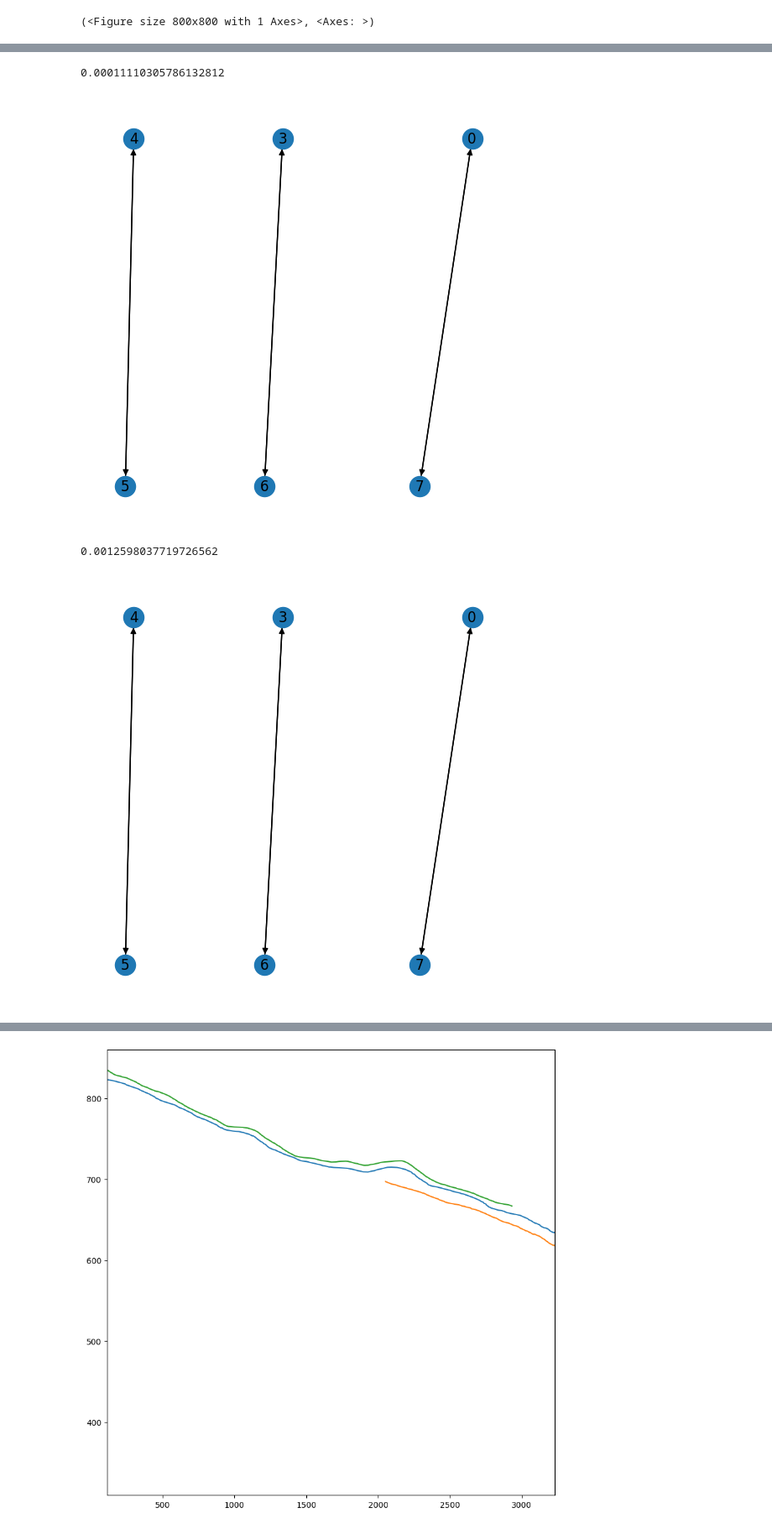
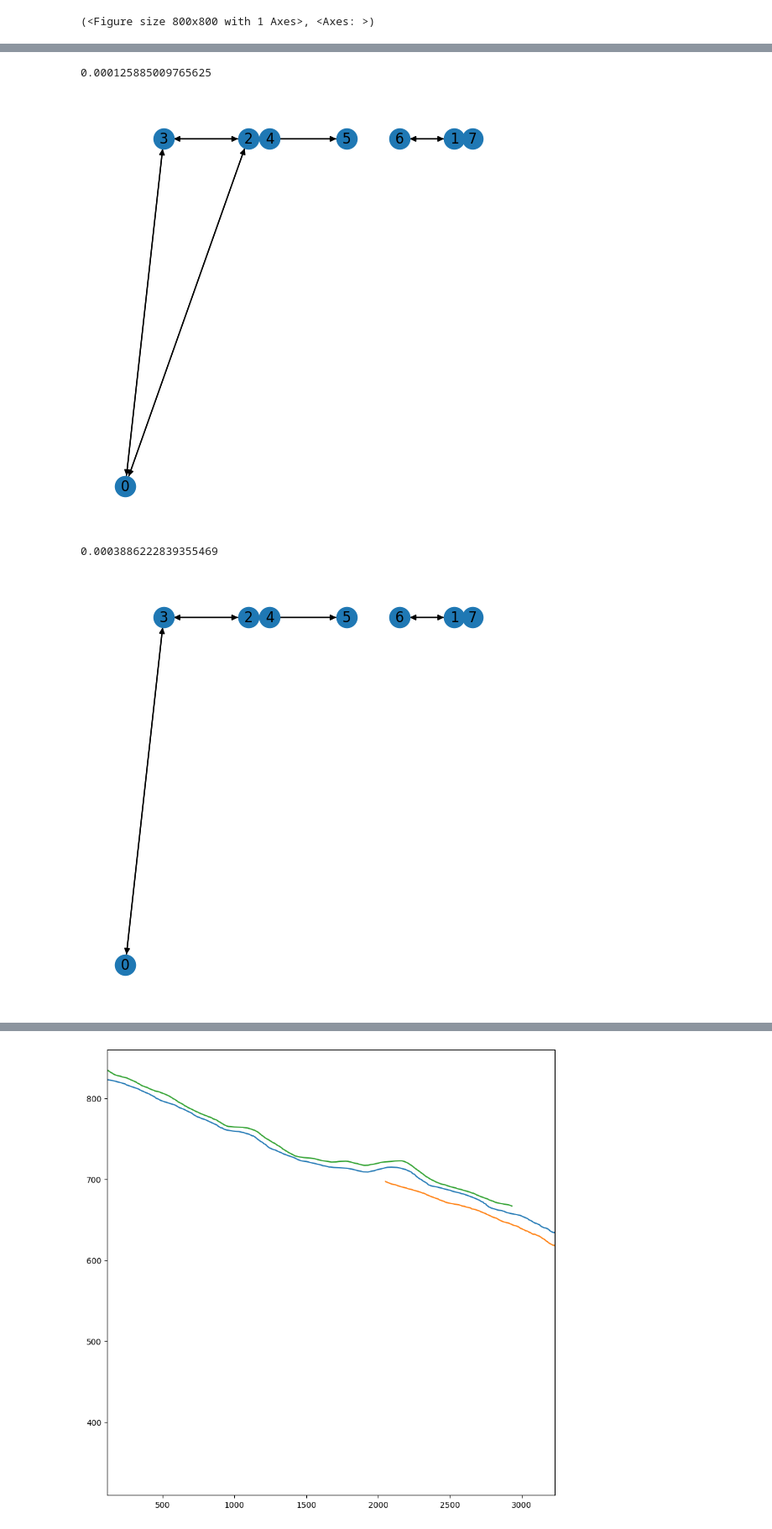
Before and after one commit to pierremennesson/garmin_elevation_process, a Jupyter notebook: edge_wise.ipynb, the cells around one changed output, grey strips where cells are left out. Shown at 84% size. Saved outputs shown, nothing was run; the diff lists cells and outputs as text; code cells hidden in the pictures.

```diff
--- a/edge_wise.ipynb
+++ b/edge_wise.ipynb
@@ -105,7 +105,7 @@ ox.plot_graph(nx.edge_subgraph(G_osm,edges))
 (<Figure size 800x800 with 1 Axes>, <Axes: >)
 # %%
 plt.rcParams['figure.figsize']=(8,8)
-edge=edges[-13]
+edge=edges[-6]
 path=[edge]
 
 t1=time.time()
@@ -156,19 +156,19 @@ print(t2-t1)
 pos={k:(np.mean(meta_segments[k]['X']),file_paths.index(meta_segments[k]['file_path'])) for k in range(N)}
 nx.draw(shift_G,pos=pos,with_labels=True)
 # %% [output]
-0.00011110305786132812
+0.000125885009765625
-[figure, old version]
+[figure, new version]
 # %%
 t1=time.time()
-edges=list(nx.minimum_spanning_edges(nx.Graph(shift_G),weight='weight',data=False))
-edges+=[(v,u) for u,v in edges]
-shift_tree=nx.edge_subgraph(shift_G,edges)
+tree_edges=list(nx.minimum_spanning_edges(nx.Graph(shift_G),weight='weight',data=False))
+tree_edges+=[(v,u) for u,v in tree_edges]
+shift_tree=nx.edge_subgraph(shift_G,tree_edges)
 t2=time.time()
 print(t2-t1)
 nx.draw(shift_tree,pos=pos,with_labels=True)
 # %% [output]
-0.0012598037719726562
+0.0003886222839355469
-[figure, old version]
+[figure, new version]
 # %%
 plt.rcParams['figure.figsize']=(10,10)
 t1=time.time()
```
Also changed, not shown: parts of 4 cells of this notebook, 10 other files.
